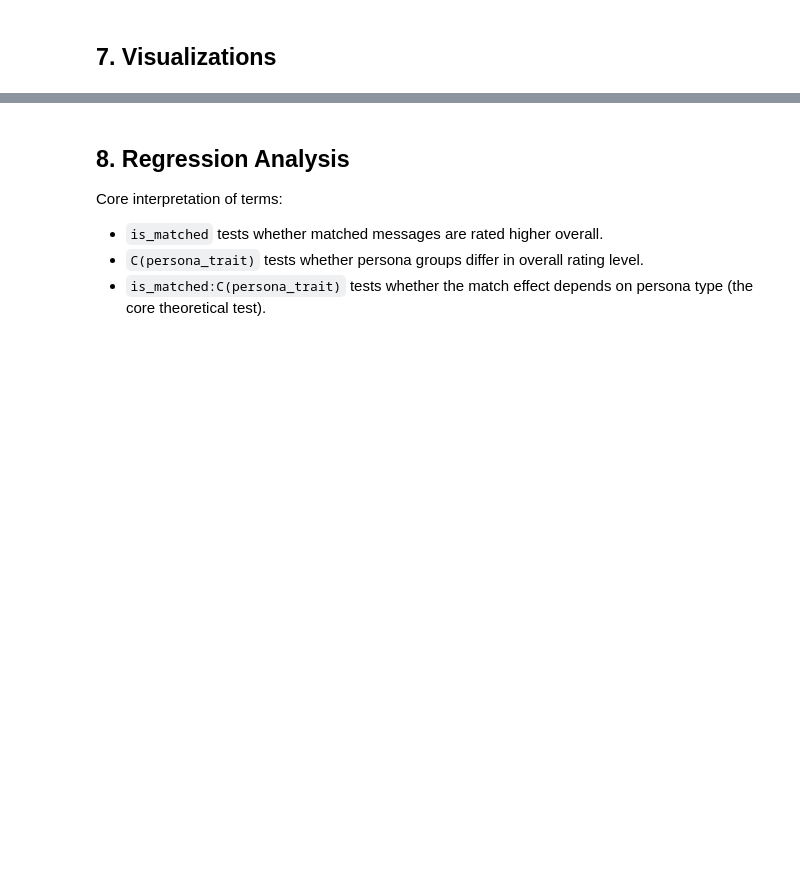
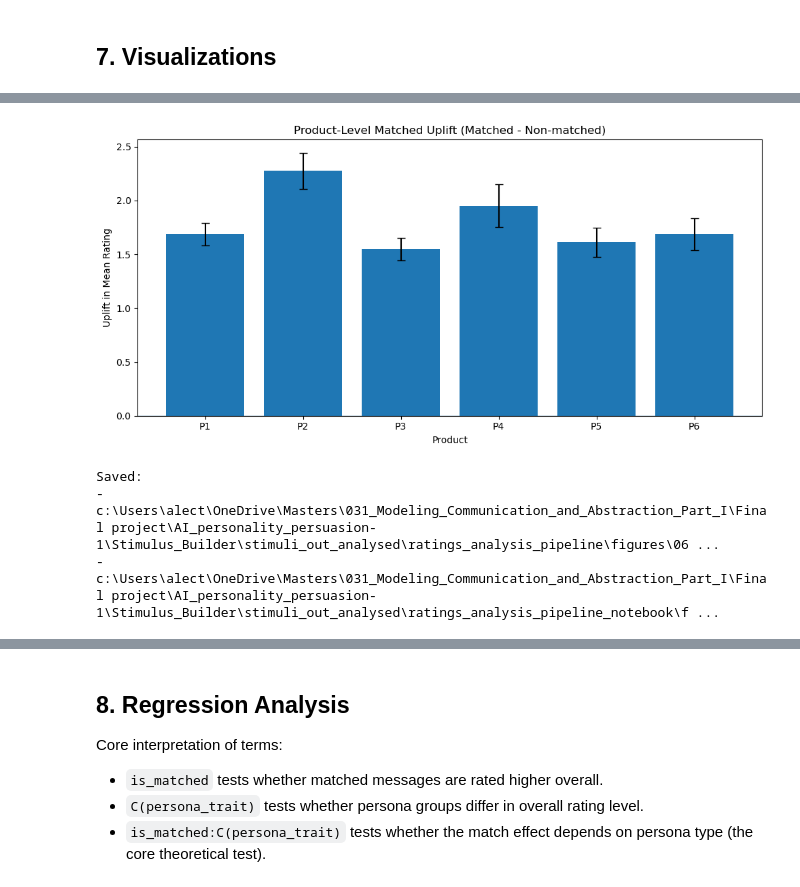
Before and after one commit to JuVerne/AI_personality_persuasion, a Jupyter notebook: Stimulus_Builder/analyze_ratings_pipeline.ipynb, the cells around one changed output, grey strips where cells are left out. Saved outputs shown, nothing was run; the diff lists cells and outputs as text; code cells hidden in the pictures; blank space fills up the shorter version.

Commit message:
Update ratings analysis notebook for paper outputs

```diff
--- a/Stimulus_Builder/analyze_ratings_pipeline.ipynb
+++ b/Stimulus_Builder/analyze_ratings_pipeline.ipynb
@@ -45,14 +43,21 @@ def resolve_stimulus_builder_dir(base_dir: Path) -> Path:
 
 
 STIMULUS_BUILDER_DIR = resolve_stimulus_builder_dir(BASE_DIR)
+CANONICAL_OUT_DIR = STIMULUS_BUILDER_DIR / "stimuli_out_analysed" / "ratings_analysis_pipeline"
+NOTEBOOK_OUT_DIR = STIMULUS_BUILDER_DIR / "stimuli_out_analysed" / "ratings_analysis_pipeline_notebook"
 DEFAULT_INPUT_PATH = STIMULUS_BUILDER_DIR / "persona_ratings_out"
-DEFAULT_OUT_DIR = STIMULUS_BUILDER_DIR / "stimuli_out_analysed" / "ratings_analysis_pipeline_notebook"
+DEFAULT_OUT_DIR = NOTEBOOK_OUT_DIR
+FINAL_ROWLEVEL_CSV = CANONICAL_OUT_DIR / "analysis_rows_standardized.csv"
 
-INPUT_PATH = Path(r"c:\Users\alect\OneDrive\Masters\031_Modeling_Communication_and_Abstraction_Part_I\Final project\AI_personality_persuasion-1\Stimulus_Builder\persona_ratings_out")
+INPUT_PATH = DEFAULT_INPUT_PATH
 OUT_DIR = DEFAULT_OUT_DIR
+MIRROR_OUT_DIRS = [OUT_DIR, CANONICAL_OUT_DIR]
 
 print(f"Current working directory: {BASE_DIR}")
 print(f"Resolved Stimulus_Builder directory: {STIMULUS_BUILDER_DIR}")
+print(f"Canonical analysis dir: {CANONICAL_OUT_DIR}")
+print(f"Notebook analysis dir: {OUT_DIR}")
+print(f"Final row-level CSV source: {FINAL_ROWLEVEL_CSV}")
 
 # ---------- Column mapping section (edit if your dataset names differ) ----------
 COLUMN_CANDIDATES: dict[str, list[str]] = {
@@ -705,0 +835,39 @@ Saved figures:
+# %%
+# Descriptive uplift uncertainty uses independent-groups approximation:
+# SE(uplift) ~= sqrt(SE_matched^2 + SE_nonmatched^2)
+uplift_plot_df = product_level_matched_uplift.copy()
+uplift_plot_df["se_uplift"] = np.sqrt(
+    uplift_plot_df["se_matched"].fillna(0.0) ** 2 + uplift_plot_df["se_nonmatched"].fillna(0.0) ** 2
+)
+
+x = np.arange(len(uplift_plot_df))
+plt.figure(figsize=(10, 5))
+plt.bar(
+    x,
+    uplift_plot_df["uplift_matched_minus_nonmatched"],
+    yerr=uplift_plot_df["se_uplift"],
+    capsize=4,
+)
+plt.axhline(0, linewidth=1)
+plt.xticks(x, uplift_plot_df["product_id"], rotation=0)
+plt.title("Product-Level Matched Uplift (Matched - Non-matched)")
+plt.xlabel("Product")
+plt.ylabel("Uplift in Mean Rating")
+plt.tight_layout()
+
+for target_dir in [CANONICAL_OUT_DIR, OUT_DIR]:
+    fig_dir = target_dir / "figures"
+    fig_dir.mkdir(parents=True, exist_ok=True)
+    plt.savefig(fig_dir / "06_product_level_matched_uplift.png", dpi=300)
+
+plt.show()
+plt.close()
+
+print("Saved:")
+print("-", CANONICAL_OUT_DIR / "figures" / "06_product_level_matched_uplift.png")
+print("-", OUT_DIR / "figures" / "06_product_level_matched_uplift.png")
+# %% [output]
+[figure, added]
+Saved:
+- c:\Users\alect\OneDrive\Masters\031_Modeling_Communication_and_Abstraction_Part_I\Final project\AI_personality_persuasion-1\Stimulus_Builder\stimuli_out_analysed\ratings_analysis_pipeline\figures\06 ...
+- c:\Users\alect\OneDrive\Masters\031_Modeling_Communication_and_Abstraction_Part_I\Final project\AI_personality_persuasion-1\Stimulus_Builder\stimuli_out_analysed\ratings_analysis_pipeline_notebook\f ...
```
Also changed, not shown: parts of 11 cells of this notebook, 9 other files.
